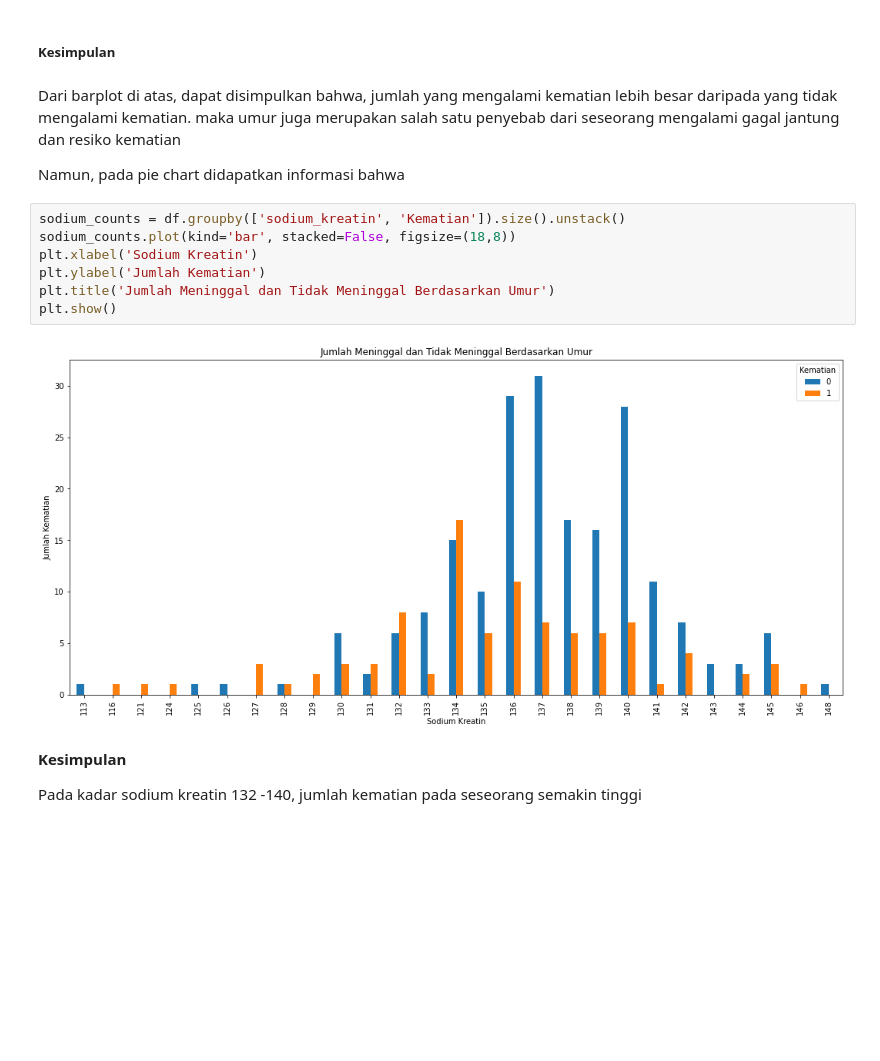
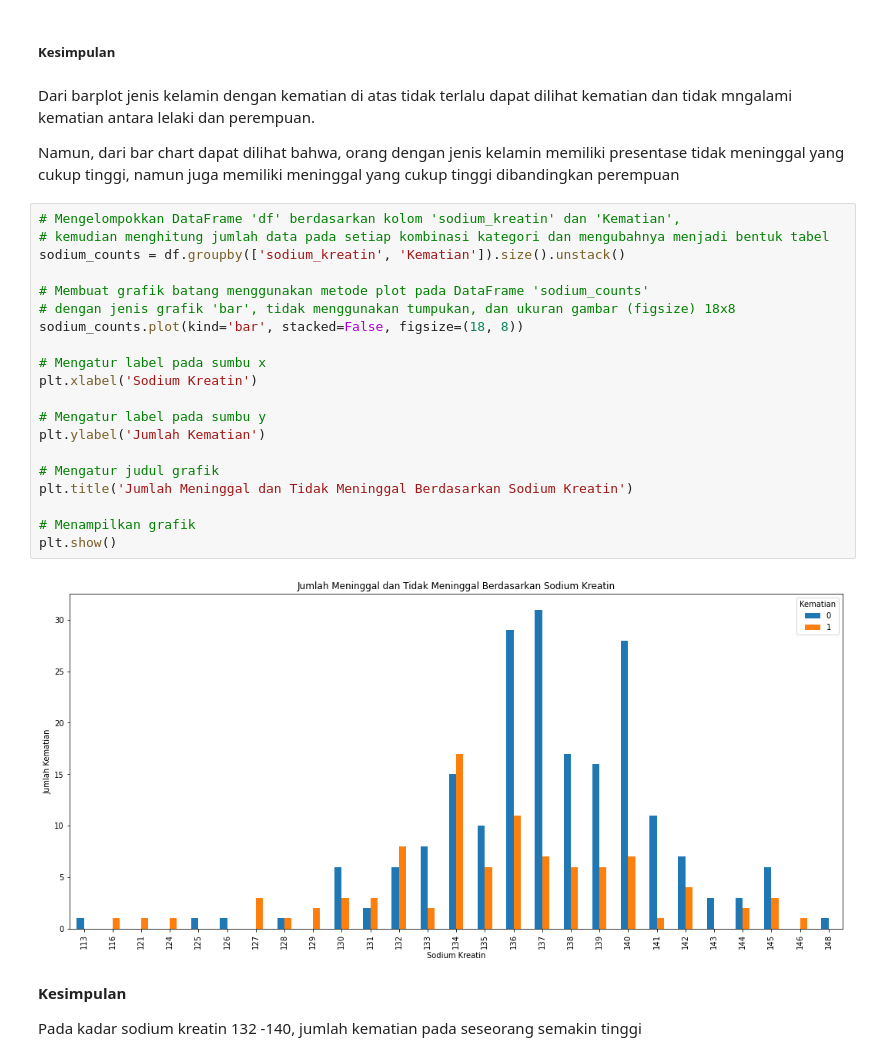
Before and after one commit to Mazcho/Hyperparameter-Tuning-pada-ExtraTreesClassifier-untuk-Prediksi-Gagal-Jantung-Hacktiv8-FinalProject3, a Jupyter notebook: PYTN_KampusMerdeka_FP3_Hacktiv8.ipynb, the cells around one changed output. Drawn from its saved outputs; the diff is of its cells as text; blank space fills up the shorter version.

```diff
--- a/PYTN_KampusMerdeka_FP3_Hacktiv8.ipynb
+++ b/PYTN_KampusMerdeka_FP3_Hacktiv8.ipynb
@@ -415,18 +526,31 @@ plt.show()
 # %% [markdown]
 ##### Kesimpulan
 # %% [markdown]
-Dari barplot di atas, dapat disimpulkan bahwa, jumlah yang mengalami kematian lebih besar daripada yang tidak mengalami kematian. maka umur juga merupakan salah satu penyebab dari seseorang mengalami gagal jantung dan resiko kematian
+Dari barplot jenis kelamin dengan kematian di atas tidak terlalu dapat dilihat kematian dan tidak mngalami kematian antara lelaki dan perempuan.
 
-Namun, pada pie chart didapatkan informasi bahwa
+Namun, dari bar chart dapat dilihat bahwa, orang dengan jenis kelamin memiliki presentase tidak meninggal yang cukup tinggi, namun juga memiliki meninggal yang cukup tinggi dibandingkan perempuan
 # %%
+# Mengelompokkan DataFrame 'df' berdasarkan kolom 'sodium_kreatin' dan 'Kematian',
+# kemudian menghitung jumlah data pada setiap kombinasi kategori dan mengubahnya menjadi bentuk tabel
 sodium_counts = df.groupby(['sodium_kreatin', 'Kematian']).size().unstack()
-sodium_counts.plot(kind='bar', stacked=False, figsize=(18,8))
+
+# Membuat grafik batang menggunakan metode plot pada DataFrame 'sodium_counts'
+# dengan jenis grafik 'bar', tidak menggunakan tumpukan, dan ukuran gambar (figsize) 18x8
+sodium_counts.plot(kind='bar', stacked=False, figsize=(18, 8))
+
+# Mengatur label pada sumbu x
 plt.xlabel('Sodium Kreatin')
+
+# Mengatur label pada sumbu y
 plt.ylabel('Jumlah Kematian')
-plt.title('Jumlah Meninggal dan Tidak Meninggal Berdasarkan Umur')
+
+# Mengatur judul grafik
+plt.title('Jumlah Meninggal dan Tidak Meninggal Berdasarkan Sodium Kreatin')
+
+# Menampilkan grafik
 plt.show()
 # %% [output]
-[figure, old version]
+[figure, new version]
 # %% [markdown]
 **Kesimpulan**
 
```
Also changed, not shown: parts of 44 cells of this notebook.
